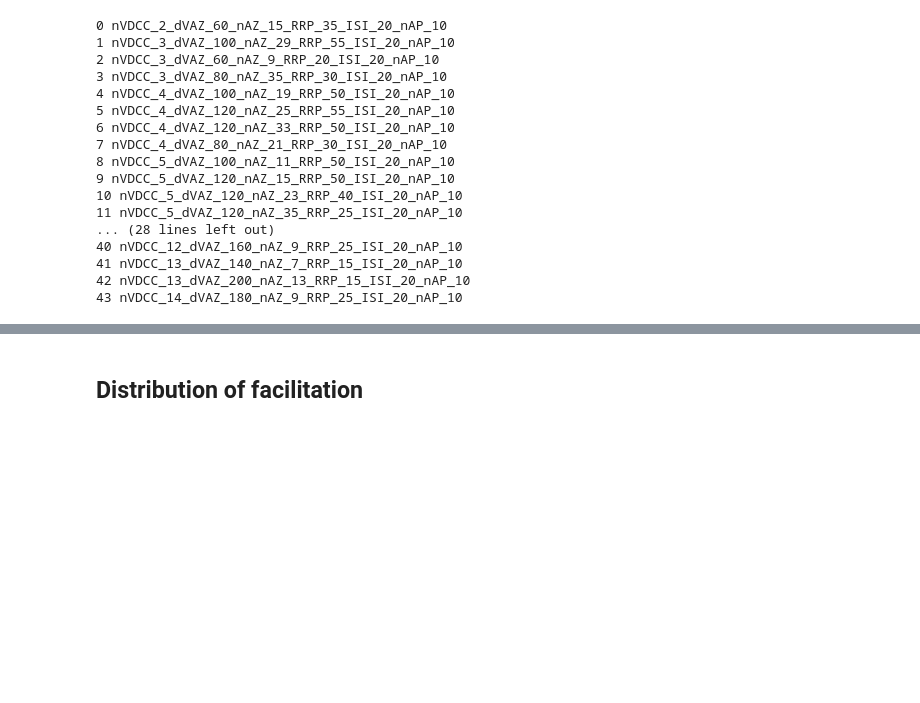
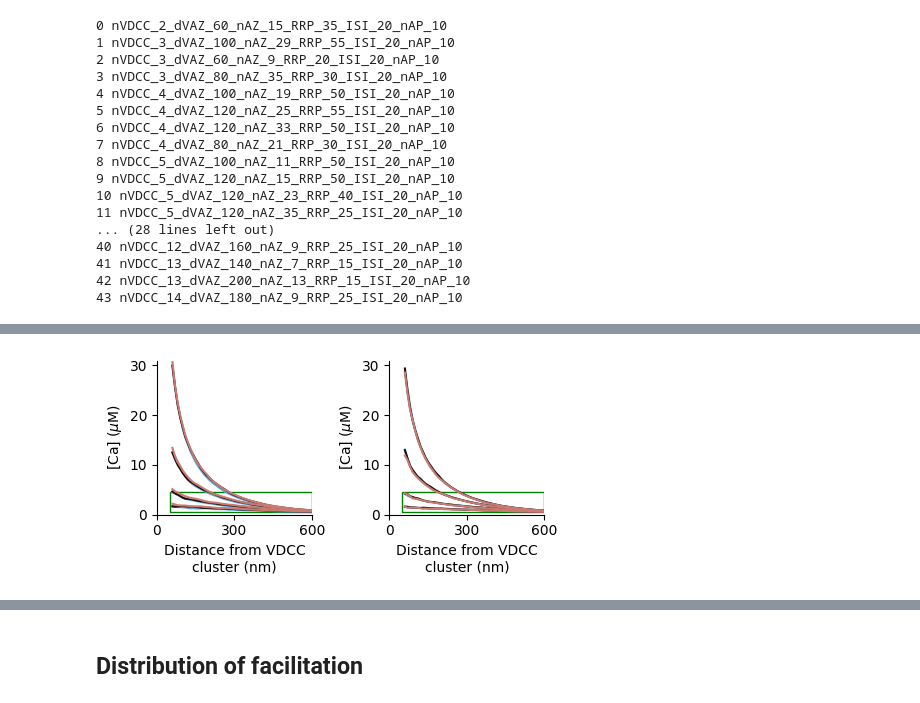
Before and after one commit to nishs1729/MFB, a Jupyter notebook: scripts_plotting/plots_mechanism.ipynb, the cells around one changed output, grey strips where cells are left out. Cells and saved outputs as stored; diff of their text form; code cells hidden in the pictures; blank space fills up the shorter version.

```diff
--- a/scripts_plotting/plots_mechanism.ipynb
+++ b/scripts_plotting/plots_mechanism.ipynb
@@ -50,0 +116,40 @@ for i,d in enumerate(designs): print(i, d)
+# %%
+bins = np.arange(0,0.81,0.01)
+stpoints = [2600, 82600, 182600]
+tpoints = range(0, 301, 100)
+APs = [1,5,10]
+simtypes = {'control': 'control', 'const buffer conc.': 'const_buffer'}#, 'no_buffer']
+
+fig, axs = plt.subplots(1,len(simtypes), figsize=(5,2), sharex=True)
+fig.subplots_adjust(wspace=0.5)
+cmap = mpl.colormaps['berlin'] # 'viridis', 'managua', 'berlin'
+lcolors = cmap(np.linspace(0.1, 0.9, len(stpoints)))
+
+for i,(key,simtype) in enumerate(simtypes.items()):
+    for k,start in enumerate(stpoints):
+        for j,tpoint in enumerate(tpoints):
+            bins, density = get_conc_along_radius(simtype, start+tpoint, bins=bins)
+            density = sp.signal.savgol_filter(density, 7, 3)
+            axs[i].plot(bins[6:]*to_nm, density[5:], color=lcolors[k], label=label)
+
+    axs[i].set_xlabel('Distance from VDCC\ncluster (nm)')
+
+    ## make rectangle for zoomed in region
+    rect = mpl.patches.Rectangle((50,0.5), 550, 4, linewidth=1, edgecolor='green',
+                                 facecolor='none')
+    axs[i].add_patch(rect)
+
+for ax in axs.ravel():
+    ax.set_ylabel(r'[Ca] ($\mu$M)')
+    ax.spines["top"].set_visible(False)
+    ax.spines["right"].set_visible(False)
+    ax.set_xlim(0, 600)
+    ax.set_ylim(0,31)
+    ax.set_xticks([0, 300, 600])
+    ax.set_yticks([0, 10, 20, 30])
+
+fig.savefig(os.path.join(figPath, 'ca_domain_inset.svg'), dpi=300,
+            bbox_inches='tight', transparent=True)
+plt.show()
+# %% [output]
+[figure, added]
```
Also changed, not shown: parts of 9 cells of this notebook, 5 other files.
